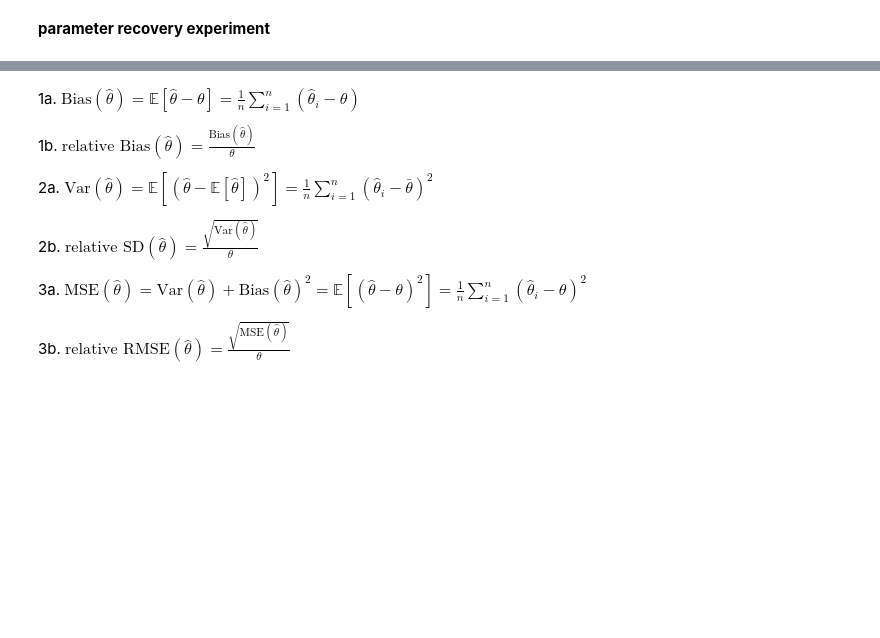
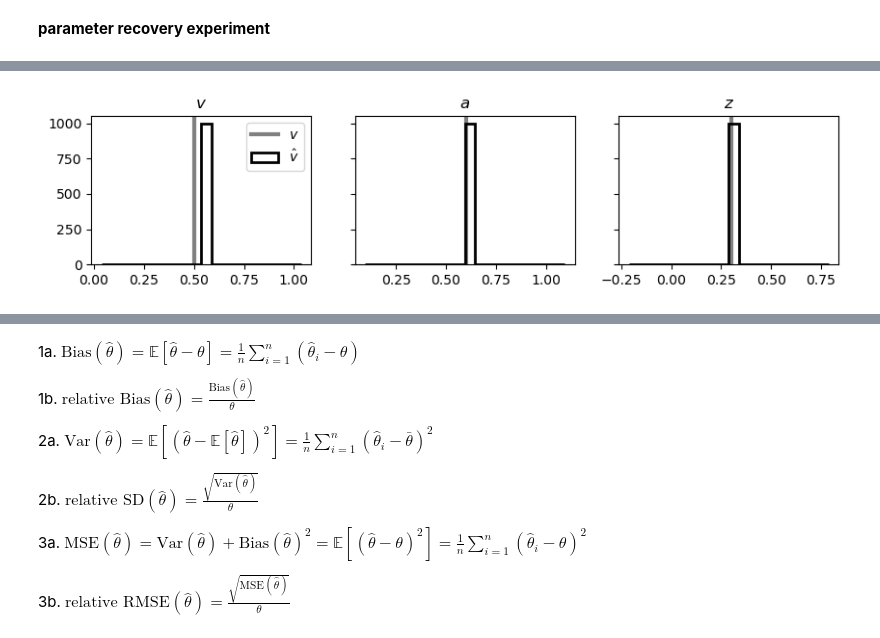
Before and after one commit to griegner/drift-diffusion, a Jupyter notebook: examples/05-learn-pyddm.ipynb, the cells around one changed output, grey strips where cells are left out. Saved outputs shown, nothing was run; the diff lists cells and outputs as text; code cells hidden in the pictures; blank space fills up the shorter version.

```diff
--- a/examples/05-learn-pyddm.ipynb
+++ b/examples/05-learn-pyddm.ipynb
@@ -89,3 +89,37 @@ ax.legend()
+# %%
+# !! fixed sample !! #
+
+
+@delayed
+def fit_ddm(ddm, sample):
+    """sample from fixed ddm, then fit free ddm to sample"""
+    ddm.fit(sample, method="analytical", fitting_method="simplex", verbose=False)
+    return ddm.get_model_parameters()
+
+
+n_repeats, n_jobs = 1000, -2
+sample = solution_fixed.sample(10_000, seed=0)
+with Parallel(n_jobs=n_jobs) as parallel:
+    params_ = np.asarray(parallel(fit_ddm(ddm_free, sample) for _ in range(n_repeats)))
+clear_output()
+
+# plot n_samples = 10,000
+fig, axs = plt.subplots(ncols=3, figsize=(10, 2), sharey=True)
+hist_kwargs = dict(color="k", bins=20, histtype="step", lw=2)
+vline_kwargs = dict(color="gray", lw=3)
+axs[0].set_title(r"$v$")
+axs[0].axvline(params["v"], **vline_kwargs, label=r"$v$")
+axs[0].hist(params_[:, 0], **hist_kwargs, label=r"$\hat v$")
+axs[0].legend()
+axs[1].set_title(r"$a$")
+axs[1].axvline(params["a"], **vline_kwargs)
+axs[1].hist(params_[:, 1], **hist_kwargs)
+axs[2].set_title(r"$z$")
+axs[2].axvline(params["z"], **vline_kwargs)
+axs[2].hist(params_[:, 2], **hist_kwargs)
+pass
+# %% [output]
+[figure, added]
 # %%
 # !! 15 sec runtime !! #
 
```
Also changed, not shown: parts of 6 cells of this notebook.
